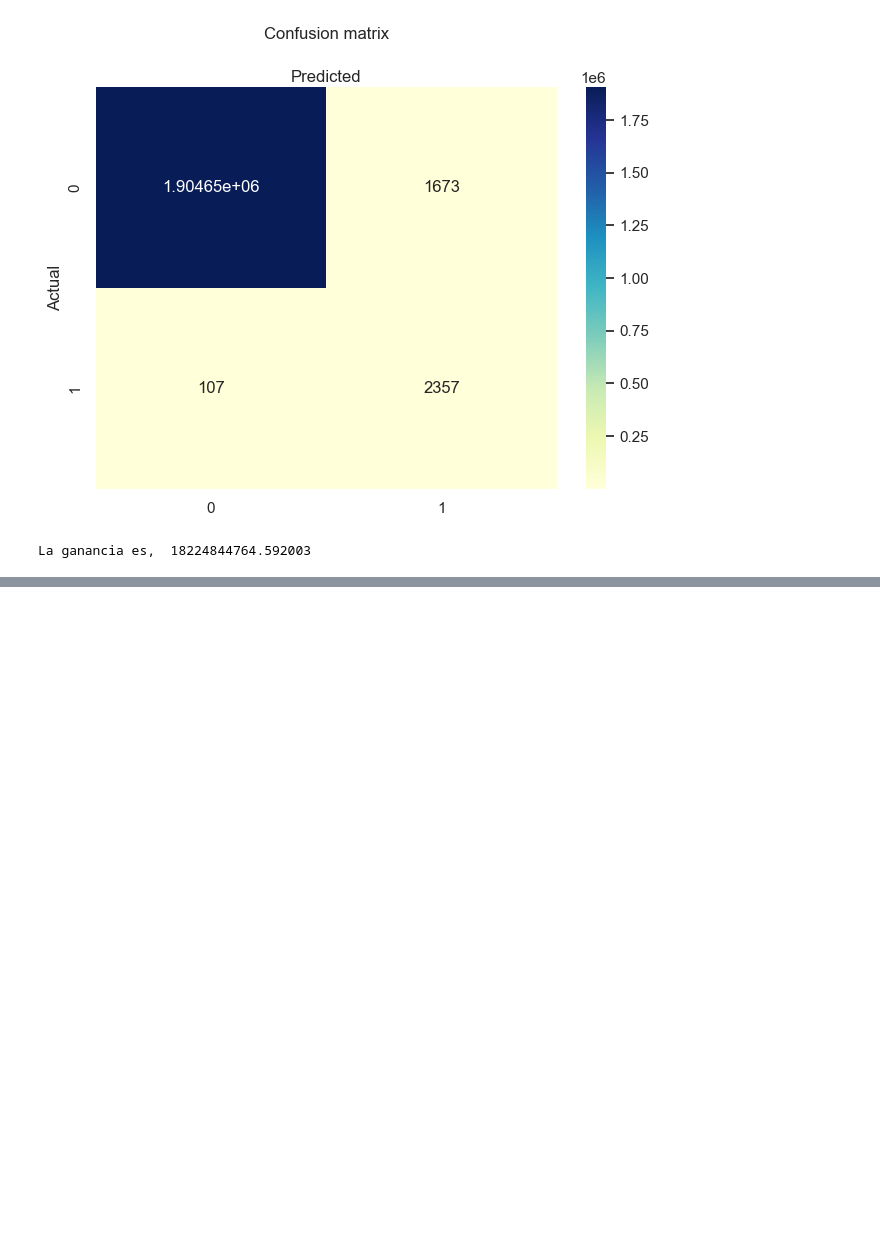
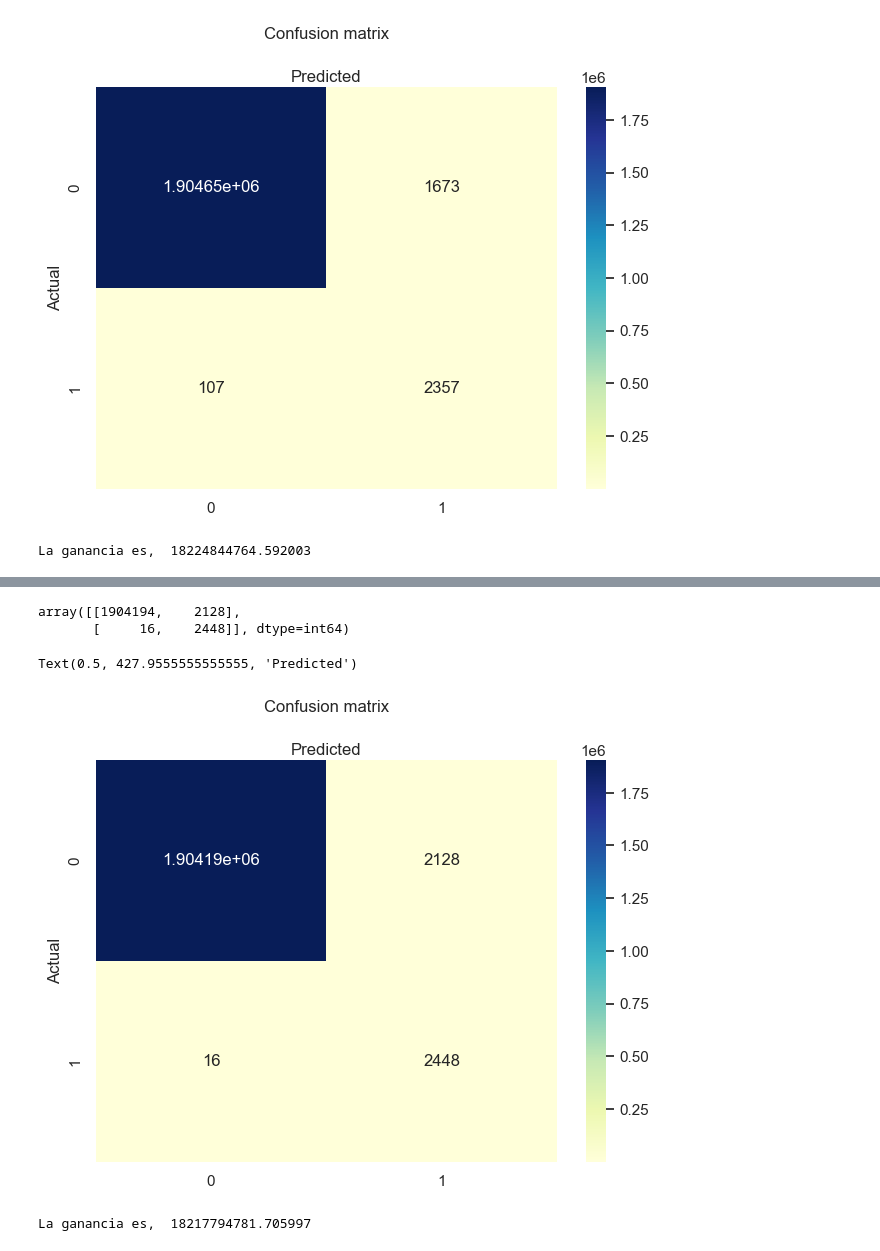
Before and after one commit to BenjaSar/ApMaI, a Jupyter notebook: TP1.ipynb, the cells around one changed output, grey strips where cells are left out. Saved outputs shown, nothing was run; the diff lists cells and outputs as text; code cells hidden in the pictures; blank space fills up the shorter version.

Commit message:
XGBOOST Classifiert
Se agrego modelo XGBOOST Classifier

```diff
--- a/TP1.ipynb
+++ b/TP1.ipynb
@@ -808,0 +819,4 @@ La ganancia es,  18224844764.592003
+# %%
+xgboost_ros =  xgb.XGBClassifier(random_state=1)
+xgboost_ros.fit(X_resampled, y_resampled)
+xgboost_ros_pred = xgboost_ros.predict(X_test_scaled)
@@ -808,0 +834,23 @@ La ganancia es,  18224844764.592003
+# %%
+cfmatrix_xgboost_ros =   metrics.confusion_matrix(y_test, xgboost_ros_pred)
+cfmatrix_xgboost_ros
+# %% [output]
+array([[1904194,    2128],
+       [     16,    2448]], dtype=int64)
+# %%
+class_names = [0,1]
+fig, ax = plt.subplots()
+tick_marks = np.arange(len(class_names))
+plt.xticks(tick_marks, class_names)
+plt.yticks(tick_marks, class_names)
+
+# Create heatmap
+sns.heatmap(pd.DataFrame(cfmatrix_xgboost_ros), annot=True, cmap="YlGnBu", fmt='g')
+ax.xaxis.set_label_position("top")
+plt.tight_layout()
+plt.title('Confusion matrix', y=1.1)
+plt.ylabel('Actual')
+plt.xlabel('Predicted')
+# %% [output]
+Text(0.5, 427.9555555555555, 'Predicted')
+[figure, added]
@@ -808,0 +861,4 @@ La ganancia es,  18224844764.592003
+# %%
+max_ganancia_xgboost_ros = max_ganancia(df_xgboost_ros_pred)
+# %% [output]
+La ganancia es,  18217794781.705997
```
Also changed, not shown: parts of 6 cells of this notebook, 1 other file.
